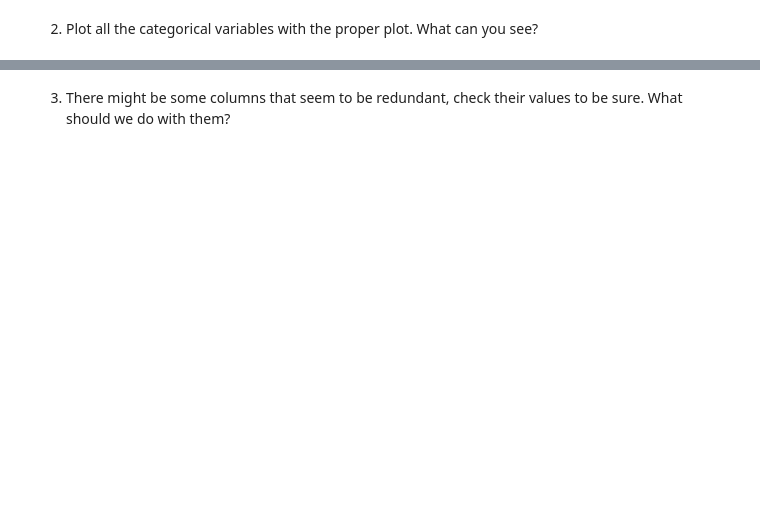
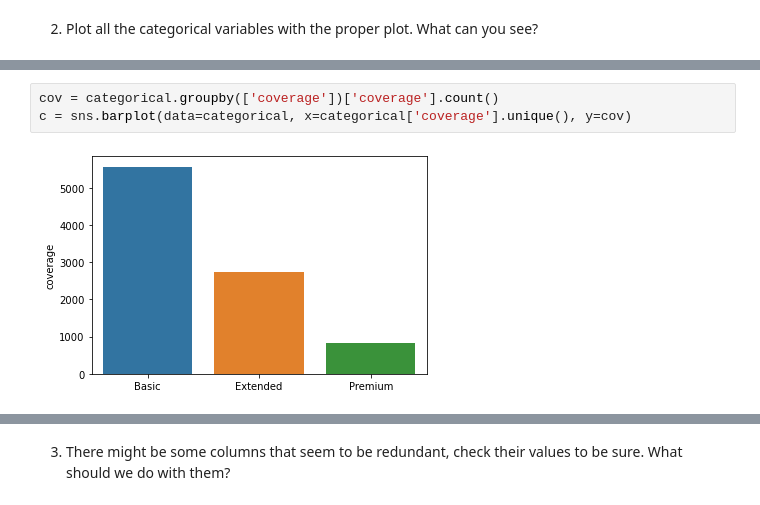
Before and after one commit to chrislacarte/lab-cleaning-numerical-data, a Jupyter notebook: main_notebook.ipynb, the cells around one changed output, grey strips where cells are left out. Saved outputs shown, nothing was run; the diff lists cells and outputs as text; blank space fills up the shorter version.

```diff
--- a/main_notebook.ipynb
+++ b/main_notebook.ipynb
@@ -683,0 +742,5 @@ categorical_df
+# %%
+cov = categorical.groupby(['coverage'])['coverage'].count()
+c = sns.barplot(data=categorical, x=categorical['coverage'].unique(), y=cov)
+# %% [output]
+[figure, added]
```
Also changed, not shown: parts of 51 cells of this notebook.
